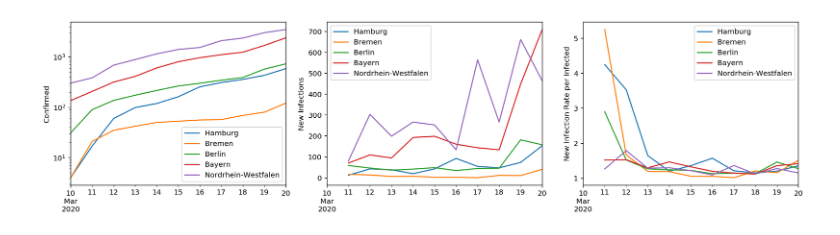
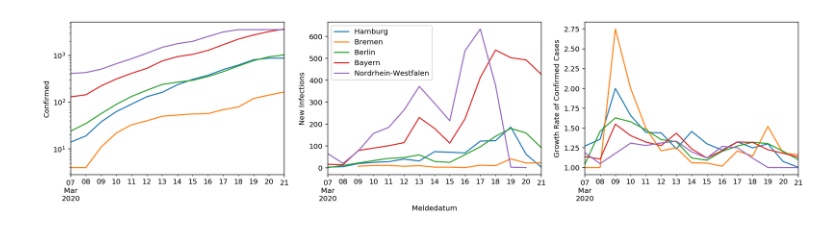
Before and after one commit to felixpatzelt/covid-19, a Jupyter notebook: germany_cases.ipynb, the cells around one changed output. Cells and saved outputs as stored; diff of their text form; code cells hidden in the pictures.

```diff
--- a/germany_cases.ipynb
+++ b/germany_cases.ipynb
@@ -28,3 +13,22 @@ rkie.tail()
+# %%
+# load latest cases
+rki_reports = pd.read_csv(
+    "https://opendata.arcgis.com/datasets/dd4580c810204019a7b8eb3e0b329dd6_0.csv",
+    parse_dates=['Meldedatum']
+)
+# %%
+# bring into easy-to-plot shape
+cases  = rki_reports.pivot_table(
+    index='Meldedatum', columns='Bundesland', values='AnzahlFall', aggfunc='sum'
+).sort_index()
+deaths = rki_reports.pivot_table(
+    index='Meldedatum', columns='Bundesland', values='AnzahlTodesfall', aggfunc='sum'
+).sort_index()
+
+# cumulate cases and fill in missing dates
+all_dates = pd.date_range(start=cases.index[0], end=cases.index[-1])
+casesc    = cases.cumsum().reindex(index=all_dates).fillna(method='ffill')
+deathsc   = deaths.cumsum().reindex(index=all_dates).fillna(method='ffill')
 # %%
 # choose a random list of federal states to plot
 plot_de = [
@@ -38,17 +60,24 @@ plot_de = [
 # %%
 plt.close(2)
 fig2, ax2 = plt.subplots(ncols=3, figsize=(15,4), sharex=True, num=2)
-rkie[plot_de].plot(ax=ax2[0], logy=True)
-rkie[plot_de].diff().plot(ax=ax2[1])
-(rkie[plot_de] / rkie[plot_de].shift(1)).plot(ax=ax2[2])
+
+# show only last 2 weeks for better visibility
+start = cases.index[-1].date() - pd.Timedelta('14d')
+end   = cases.index[-1].date()
+
+casesc.loc[start:end, plot_de].plot(ax=ax2[0], logy=True, legend=False)
+cases.loc[start:end, plot_de].plot(ax=ax2[1], legend=False)
+(casesc / casesc.shift(1)).loc[start:end, plot_de].plot(ax=ax2[2], legend=False)
 
 ax2[0].set_ylabel('Confirmed')
 ax2[1].set_ylabel('New Infections')
-ax2[2].set_ylabel('New Infection Rate per Infected')
+ax2[2].set_ylabel('Growth Rate of Confirmed Cases')
+
+ax2[1].legend()
 
 fig2.tight_layout()
 # %% [output]
-[figure, old version]
+[figure, new version]
 # %%
 # save the above figure
 #fig2.savefig('covid-19_timeseries_de.png')
```
Also changed, not shown: parts of 6 cells of this notebook, 2 other files.
